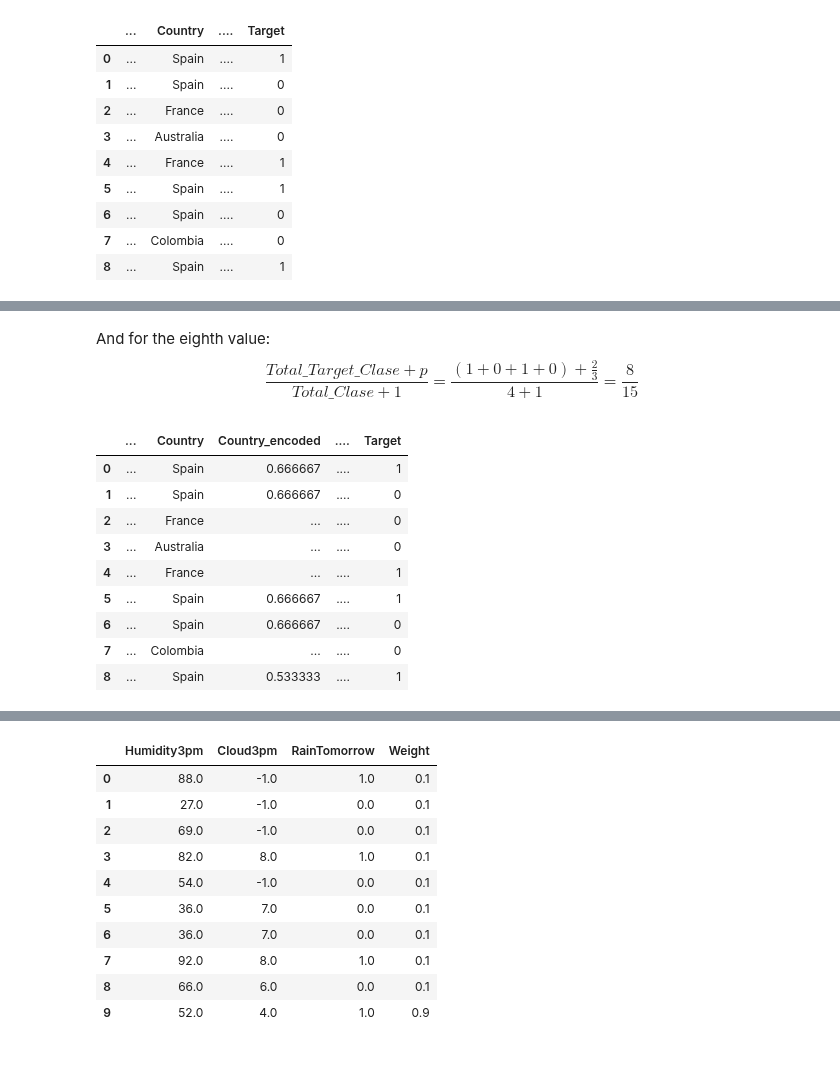
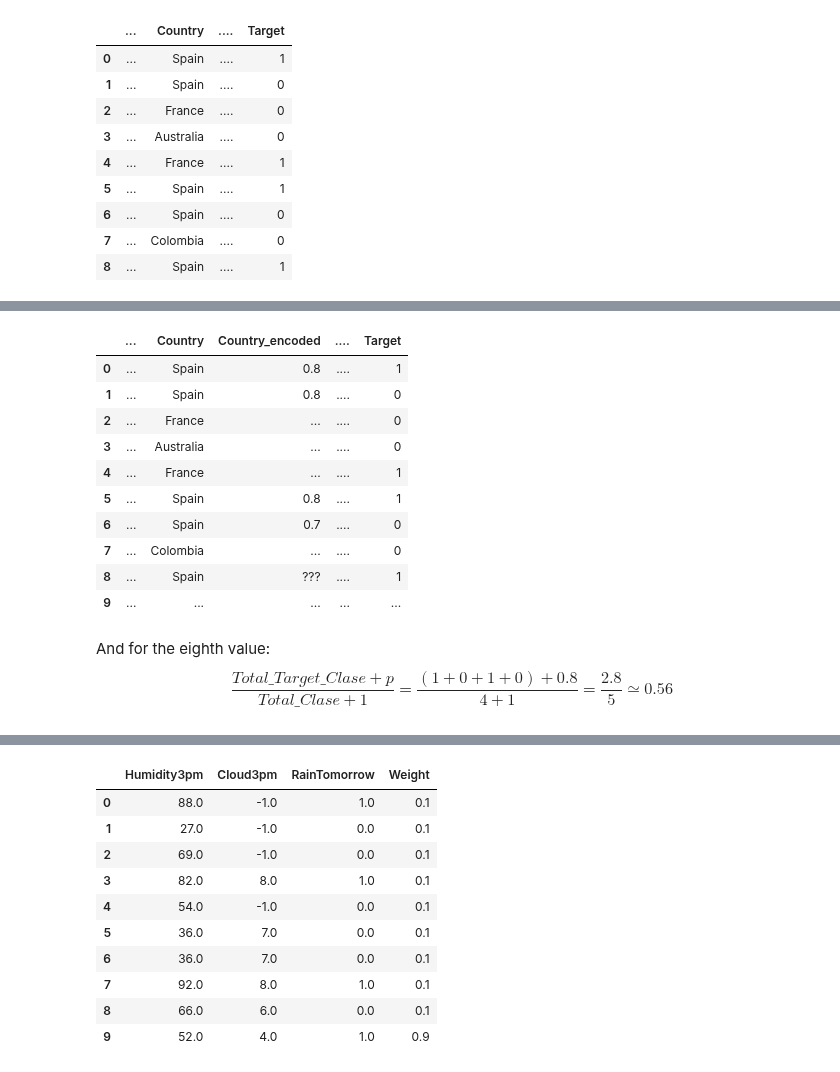
Before and after one commit to GinesMeca/TFG, a Jupyter notebook: notebooks/5. Boosting algorithms (Theory).ipynb, the cells around one changed output, grey strips where cells are left out. Drawn from its saved outputs; the diff is of its cells as text; code cells hidden in the pictures.

```diff
--- a/notebooks/5. Boosting algorithms (Theory).ipynb
+++ b/notebooks/5. Boosting algorithms (Theory).ipynb
@@ -410,19 +415,20 @@ cat_ex
+# %%
+cat_ex['Country_encoded'] = [0.8, 0.8, '...', '...', '...', 0.8, 0.7, '...', '???', '...']
+cat_ex
+# %% [output]
+|  | ... | Country | Country_encoded | .... | Target |
+| 0 | ... | Spain | 0.8 | .... | 1 |
+| 1 | ... | Spain | 0.8 | .... | 0 |
+| 2 | ... | France | ... | .... | 0 |
+| 3 | ... | Australia | ... | .... | 0 |
+| 4 | ... | France | ... | .... | 1 |
+| 5 | ... | Spain | 0.8 | .... | 1 |
+| 6 | ... | Spain | 0.7 | .... | 0 |
+| 7 | ... | Colombia | ... | .... | 0 |
+| 8 | ... | Spain | ??? | .... | 1 |
+| 9 | ... | ... | ... | ... | ... |
 # %% [markdown]
 And for the eighth value:
 \begin{equation*}
-\frac{Total\_Target\_Clase + p}{Total\_Clase + 1} = \frac{(1 + 0 + 1 + 0) + \frac{2}{3}}{4 + 1} = \frac{8}{15}
+\frac{Total\_Target\_Clase + p}{Total\_Clase + 1} = \frac{(1 + 0 + 1 + 0) + 0.8}{4 + 1} = \frac{2.8}{5} \simeq 0.56
 \end{equation*}
-# %%
-cat_ex['Country_encoded'] = [2/3, 2/3, '...', '...', '...', 2/3, 2/3, '...', 8/15]
-cat_ex
-# %% [output]
-|  | ... | Country | Country_encoded | .... | Target |
-| 0 | ... | Spain | 0.666667 | .... | 1 |
-| 1 | ... | Spain | 0.666667 | .... | 0 |
-| 2 | ... | France | ... | .... | 0 |
-| 3 | ... | Australia | ... | .... | 0 |
-| 4 | ... | France | ... | .... | 1 |
-| 5 | ... | Spain | 0.666667 | .... | 1 |
-| 6 | ... | Spain | 0.666667 | .... | 0 |
-| 7 | ... | Colombia | ... | .... | 0 |
-| 8 | ... | Spain | 0.533333 | .... | 1 |
```
Also changed, not shown: parts of 7 cells of this notebook.
